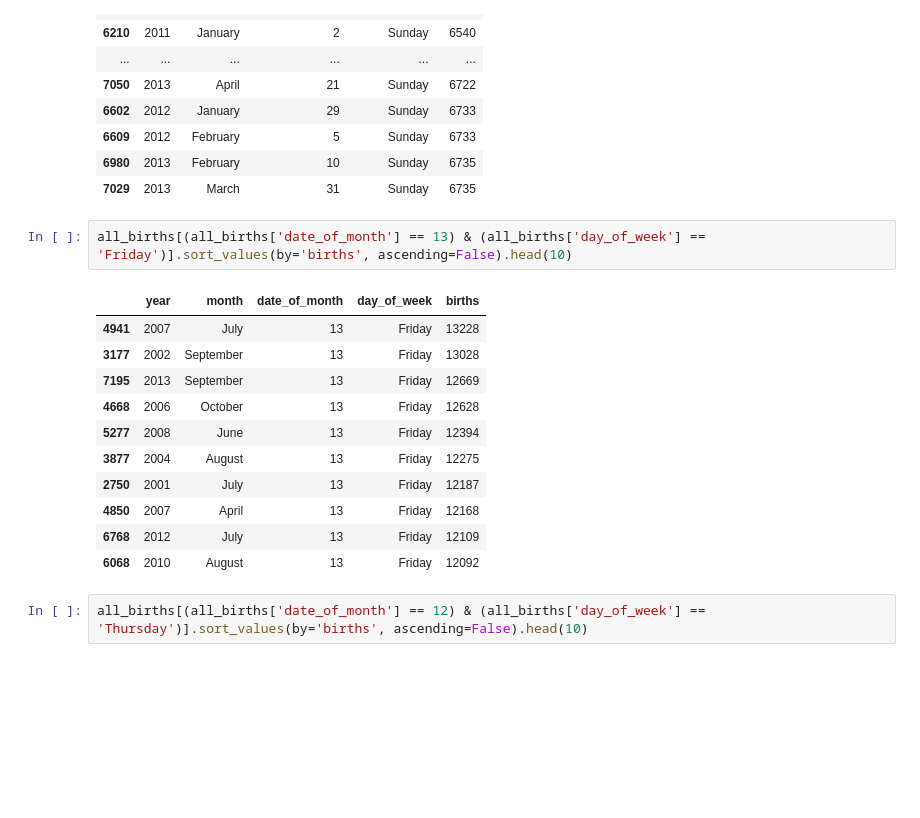
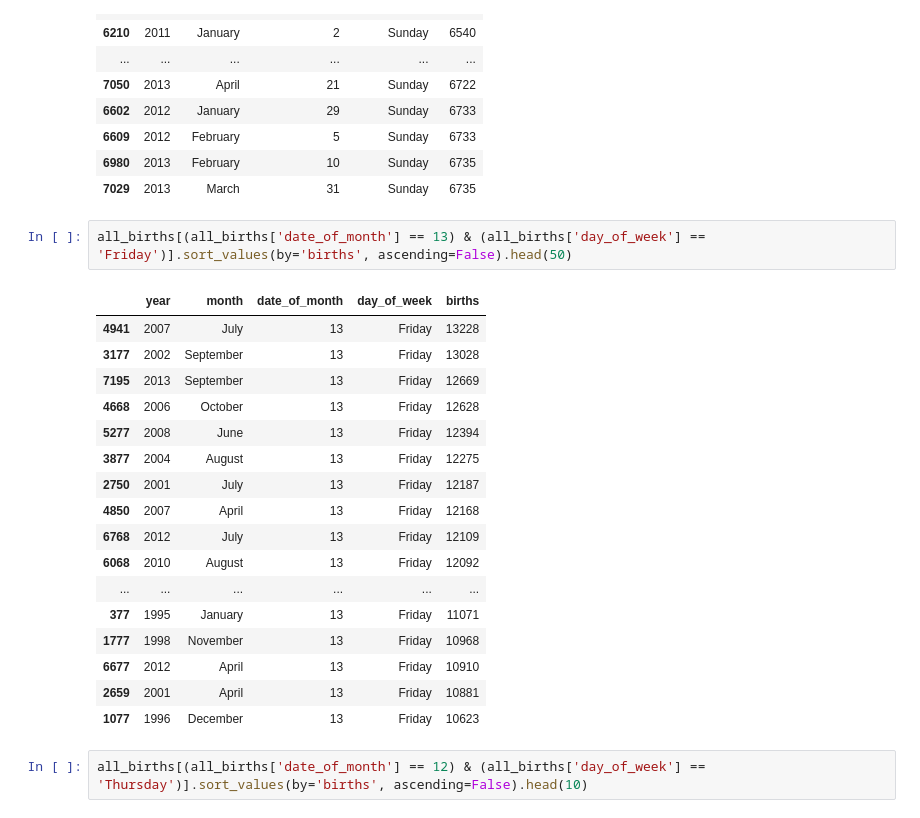
Before and after one commit to Timothyspratt/DA11_Capstone, a Jupyter notebook: notebook/capstone_da_11.ipynb, the cells around one changed output. Drawn from its saved outputs; the diff is of its cells as text; blank space fills up the shorter version.

```diff
--- a/notebook/capstone_da_11.ipynb
+++ b/notebook/capstone_da_11.ipynb
@@ -372,19 +372,25 @@ all_births.sort_values(by='births', ascending=True).head(31)
 | 6980 | 2013 | February | 10 | Sunday | 6735 |
 | 7029 | 2013 | March | 31 | Sunday | 6735 |
 # %%
-all_births[(all_births['date_of_month'] == 13) & (all_births['day_of_week'] == 'Friday')].sort_values(by='births', ascending=False).head(10)
+all_births[(all_births['date_of_month'] == 13) & (all_births['day_of_week'] == 'Friday')].sort_values(by='births', ascending=False).head(50)
 # %% [output]
 |  | year | month | date_of_month | day_of_week | births |
 | 4941 | 2007 | July | 13 | Friday | 13228 |
 | 3177 | 2002 | September | 13 | Friday | 13028 |
 | 7195 | 2013 | September | 13 | Friday | 12669 |
 | 4668 | 2006 | October | 13 | Friday | 12628 |
 | 5277 | 2008 | June | 13 | Friday | 12394 |
 | 3877 | 2004 | August | 13 | Friday | 12275 |
 | 2750 | 2001 | July | 13 | Friday | 12187 |
 | 4850 | 2007 | April | 13 | Friday | 12168 |
 | 6768 | 2012 | July | 13 | Friday | 12109 |
 | 6068 | 2010 | August | 13 | Friday | 12092 |
+| ... | ... | ... | ... | ... | ... |
+| 377 | 1995 | January | 13 | Friday | 11071 |
+| 1777 | 1998 | November | 13 | Friday | 10968 |
+| 6677 | 2012 | April | 13 | Friday | 10910 |
+| 2659 | 2001 | April | 13 | Friday | 10881 |
+| 1077 | 1996 | December | 13 | Friday | 10623 |
 # %%
 all_births[(all_births['date_of_month'] == 12) & (all_births['day_of_week'] == 'Thursday')].sort_values(by='births', ascending=False).head(10)
 # %% [output]
```
Also changed, not shown: parts of 31 cells of this notebook.
